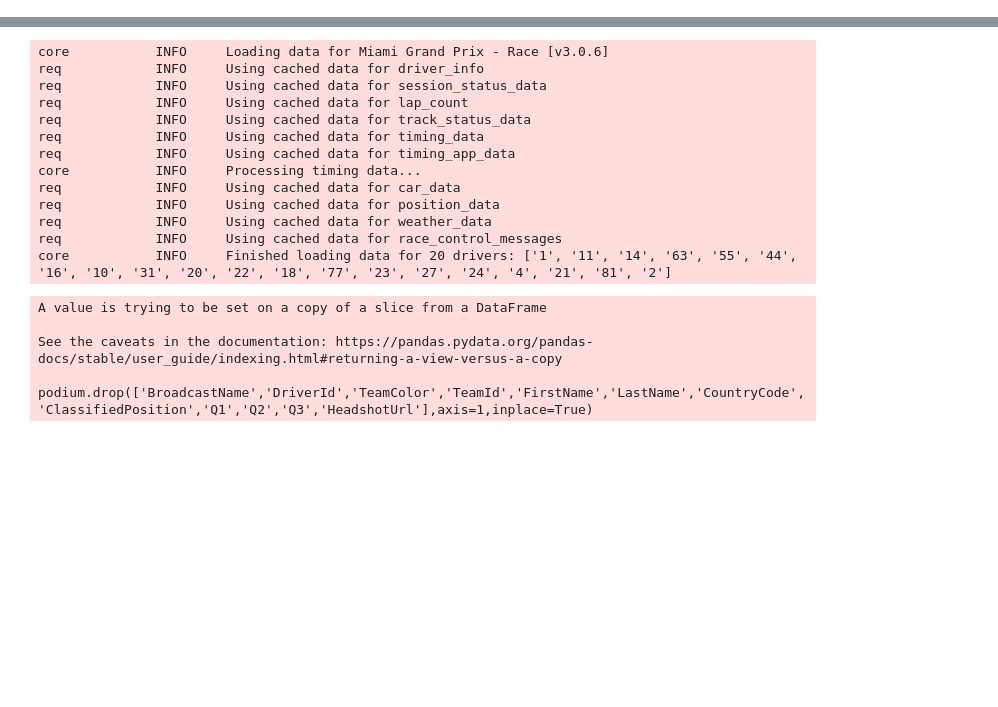
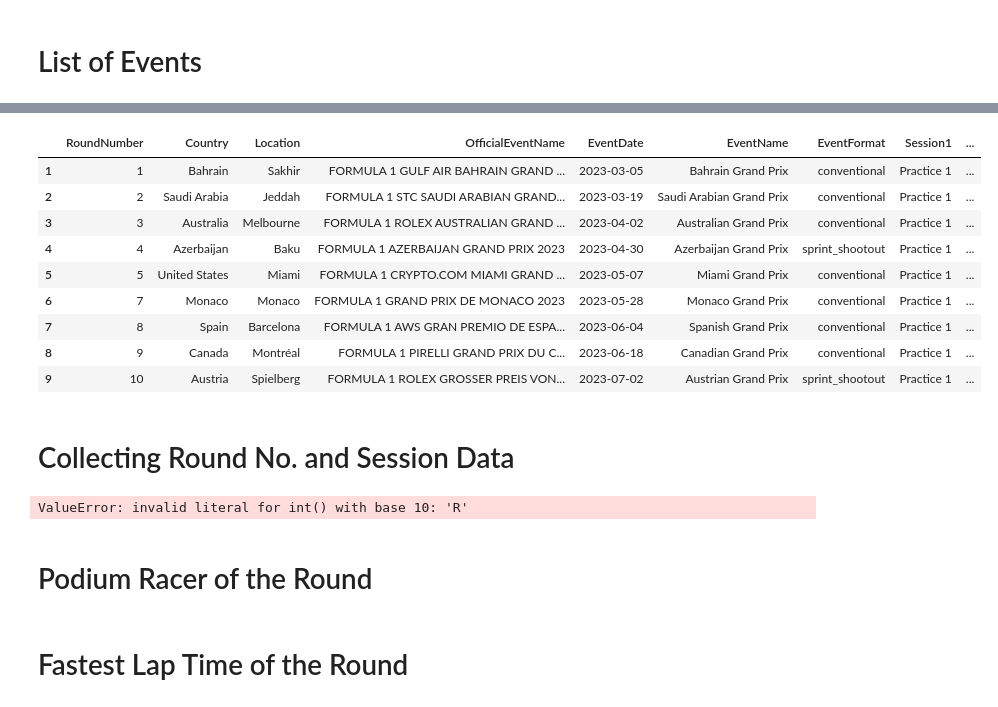
Before and after one commit to namra4122/Formula1_AnalysisDashboard, a Jupyter notebook: data_analysis.ipynb, the cells around one changed output, grey strips where cells are left out. Cells and saved outputs as stored; diff of their text form; code cells hidden in the pictures; blank space fills up the shorter version.

```diff
--- a/data_analysis.ipynb
+++ b/data_analysis.ipynb
@@ -9,5 +11,8 @@ from fastf1 import core,ergast,events,livetiming,plotting
+# %% [markdown]
+# List of Events
 # %%
 year  = int(input("Enter F1 Season: "))
 season_data = fastf1.get_event_schedule(year,include_testing=False)
 season_data.drop(['Session1Date','Session2Date','Session3Date','Session4Date','Session5Date','F1ApiSupport'],axis=1,inplace=True)
-# season_data
+season_data
+# %% [output]
@@ -14,30 +21,29 @@ season_data.drop(['Session1Date','Session2Date','Session3Date','Session4Date','S
+|  | RoundNumber | Country | Location | OfficialEventName | EventDate | EventName | EventFormat | Session1 | ... |
+| 1 | 1 | Bahrain | Sakhir | FORMULA 1 GULF AIR BAHRAIN GRAND ... | 2023-03-05 | Bahrain Grand Prix | conventional | Practice 1 | ... |
+| 2 | 2 | Saudi Arabia | Jeddah | FORMULA 1 STC SAUDI ARABIAN GRAND... | 2023-03-19 | Saudi Arabian Grand Prix | conventional | Practice 1 | ... |
+| 3 | 3 | Australia | Melbourne | FORMULA 1 ROLEX AUSTRALIAN GRAND ... | 2023-04-02 | Australian Grand Prix | conventional | Practice 1 | ... |
+| 4 | 4 | Azerbaijan | Baku | FORMULA 1 AZERBAIJAN GRAND PRIX 2023 | 2023-04-30 | Azerbaijan Grand Prix | sprint_shootout | Practice 1 | ... |
+| 5 | 5 | United States | Miami | FORMULA 1 CRYPTO.COM MIAMI GRAND ... | 2023-05-07 | Miami Grand Prix | conventional | Practice 1 | ... |
+| 6 | 7 | Monaco | Monaco | FORMULA 1 GRAND PRIX DE MONACO 2023 | 2023-05-28 | Monaco Grand Prix | conventional | Practice 1 | ... |
+| 7 | 8 | Spain | Barcelona | FORMULA 1 AWS GRAN PREMIO DE ESPA... | 2023-06-04 | Spanish Grand Prix | conventional | Practice 1 | ... |
+| 8 | 9 | Canada | Montréal | FORMULA 1 PIRELLI GRAND PRIX DU C... | 2023-06-18 | Canadian Grand Prix | conventional | Practice 1 | ... |
+| 9 | 10 | Austria | Spielberg | FORMULA 1 ROLEX GROSSER PREIS VON... | 2023-07-02 | Austrian Grand Prix | sprint_shootout | Practice 1 | ... |
+# %% [markdown]
+# Collecting Round No. and Session Data
 # %%
 round = int(input("Enter Round No."))
-session = input("Enter Session: \n Pracrice 1: FP1, Pracrice 2: FP2, Pracrice 3: FP3, Sprint: S, Sprint-Shootout: SS, Qualifying : Q, Race: R ")
+session = input("Pracrice 1: FP1, Pracrice 2: FP2, Pracrice 3: FP3, Sprint: S, Sprint-Shootout: SS, Qualifying : Q, Race: R \nEnter Session : ")
 
 race_data = fastf1.get_session(year, round, identifier=session)
 race_data.load(laps=True, telemetry=True, weather=True, messages=True, livedata=None)
 # %% [output]
-core           INFO     Loading data for Miami Grand Prix - Race [v3.0.6]
-req            INFO     Using cached data for driver_info
-req            INFO     Using cached data for session_status_data
-req            INFO     Using cached data for lap_count
-req            INFO     Using cached data for track_status_data
-req            INFO     Using cached data for timing_data
-req            INFO     Using cached data for timing_app_data
-core           INFO     Processing timing data...
-req            INFO     Using cached data for car_data
-req            INFO     Using cached data for position_data
-req            INFO     Using cached data for weather_data
-req            INFO     Using cached data for race_control_messages
-core           INFO     Finished loading data for 20 drivers: ['1', '11', '14', '63', '55', '44', '16', '10', '31', '20', '22', '18', '77', '23', '27', '24', '4', '21', '81', '2']
+ValueError: invalid literal for int() with base 10: 'R'
+# %% [markdown]
+# Podium Racer of the Round
 # %%
 podium = race_data.results[:3]
 podium.drop(['BroadcastName','DriverId','TeamColor','TeamId','FirstName','LastName','CountryCode','ClassifiedPosition','Q1','Q2','Q3','HeadshotUrl'],axis=1,inplace=True)
-# podium
+podium
-# %% [output]
-A value is trying to be set on a copy of a slice from a DataFrame
-
-See the caveats in the documentation: https://pandas.pydata.org/pandas-docs/stable/user_guide/indexing.html#returning-a-view-versus-a-copy
-  podium.drop(['BroadcastName','DriverId','TeamColor','TeamId','FirstName','LastName','CountryCode','ClassifiedPosition','Q1','Q2','Q3','HeadshotUrl'],axis=1,inplace=True)
+# %% [markdown]
+# Fastest Lap Time of the Round
 # %%
```
Also changed, not shown: parts of 14 cells of this notebook, 1 other file.
